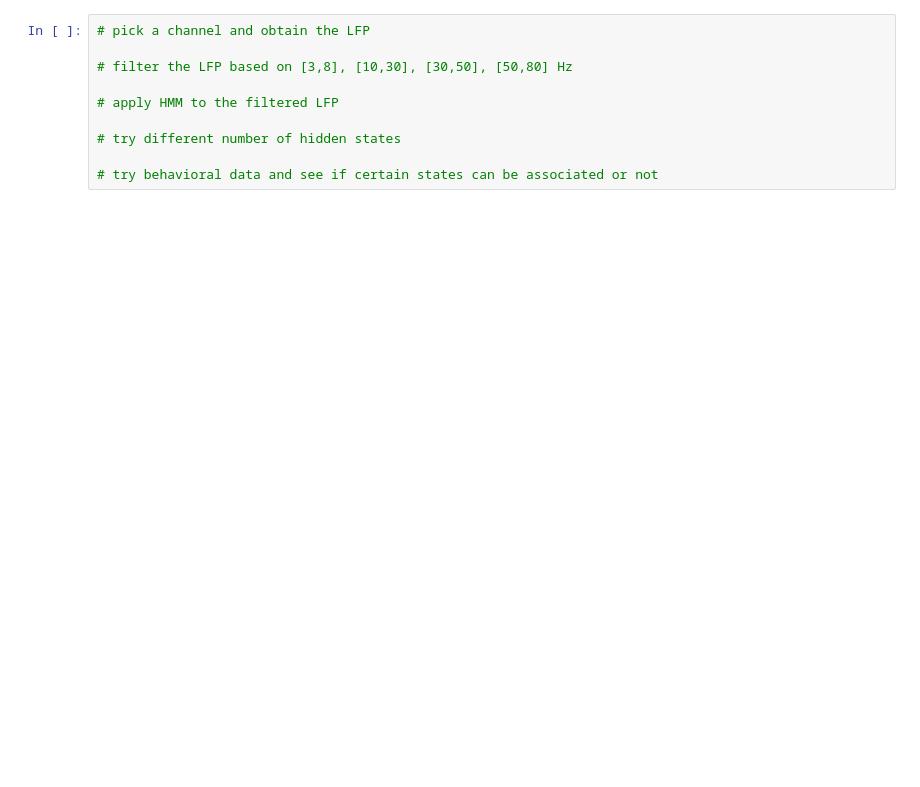
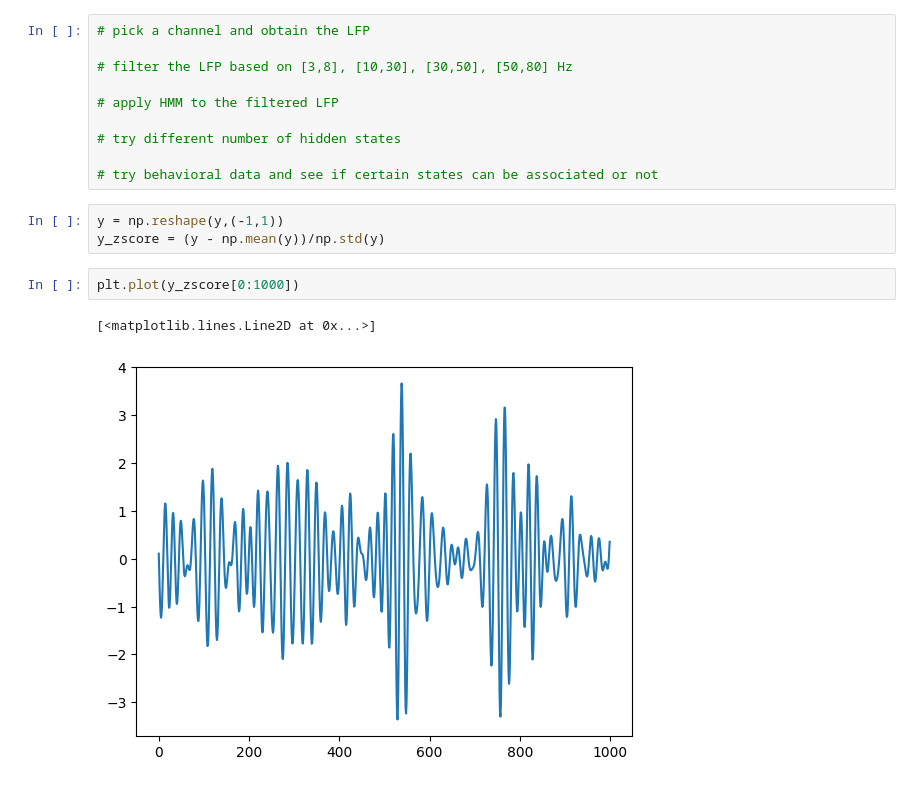
Before and after one commit to jerryjii/HMM, a Jupyter notebook: HMM_LFP.ipynb, the cells around one changed output. Drawn from its saved outputs; the diff is of its cells as text; blank space fills up the shorter version.

```diff
--- a/HMM_LFP.ipynb
+++ b/HMM_LFP.ipynb
@@ -184,3 +226,11 @@ plt.plot(single, alpha=0.2)
 # try different number of hidden states
 
 # try behavioral data and see if certain states can be associated or not
+# %%
+y = np.reshape(y,(-1,1))
+y_zscore = (y - np.mean(y))/np.std(y)
+# %%
+plt.plot(y_zscore[0:1000])
+# %% [output]
+[<matplotlib.lines.Line2D at 0x...>]
+[figure, added]
```
Also changed, not shown: parts of 23 cells of this notebook, 1 other file.
